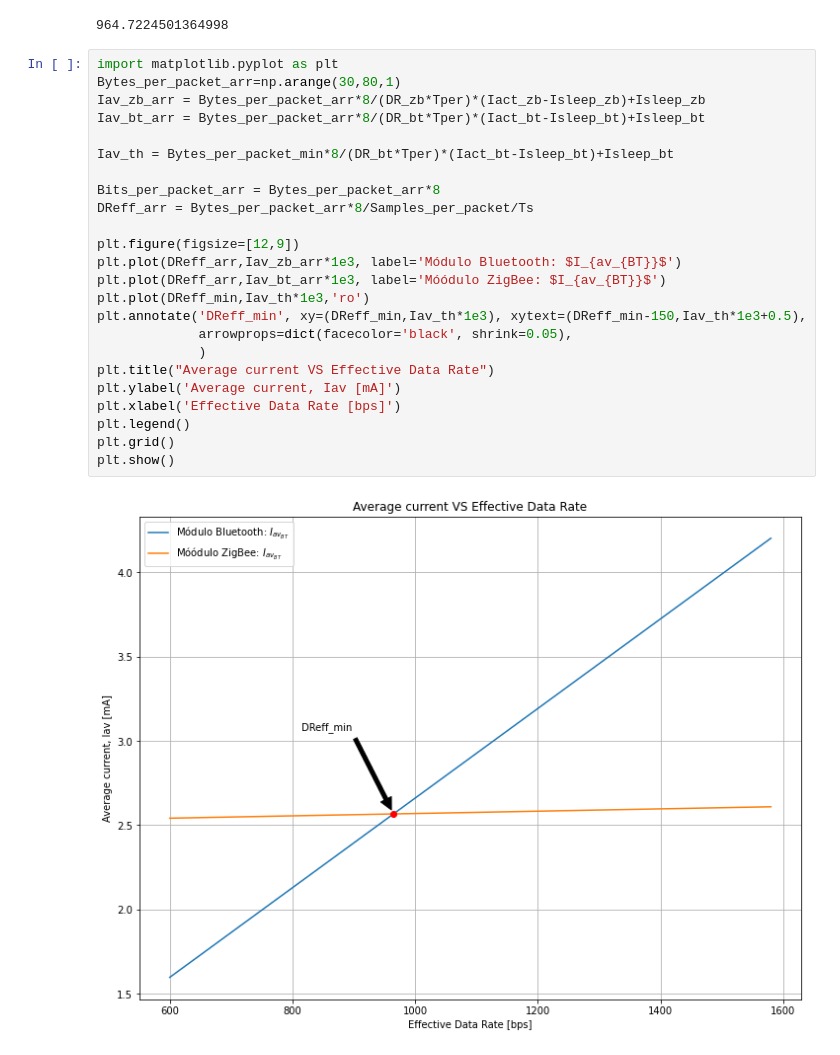
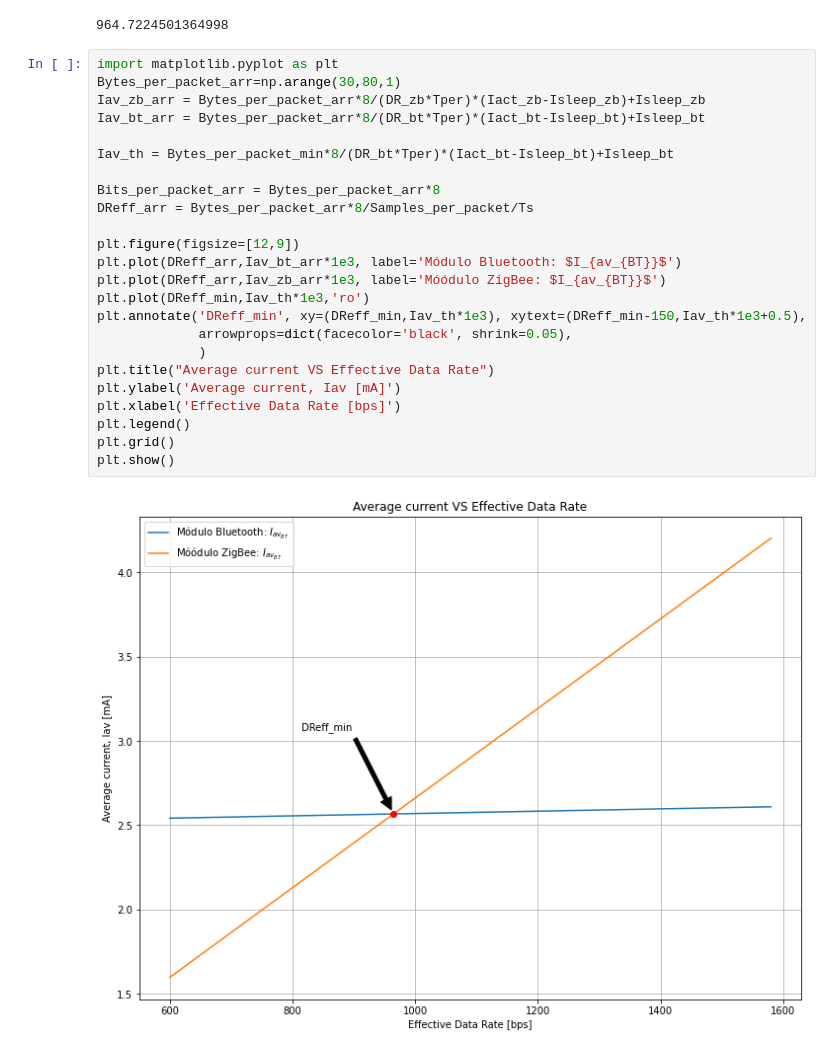
Before and after one commit to feruhf/secd_gett_uvigo_pub, a Jupyter notebook: index.ipynb, the cells around one changed output. Cells and saved outputs as stored; diff of their text form.

```diff
--- a/index.ipynb
+++ b/index.ipynb
@@ -196,26 +196,26 @@ DReffmin
 # %%
 import matplotlib.pyplot as plt
 Bytes_per_packet_arr=np.arange(30,80,1)
 Iav_zb_arr = Bytes_per_packet_arr*8/(DR_zb*Tper)*(Iact_zb-Isleep_zb)+Isleep_zb
 Iav_bt_arr = Bytes_per_packet_arr*8/(DR_bt*Tper)*(Iact_bt-Isleep_bt)+Isleep_bt
 
 Iav_th = Bytes_per_packet_min*8/(DR_bt*Tper)*(Iact_bt-Isleep_bt)+Isleep_bt
 
 Bits_per_packet_arr = Bytes_per_packet_arr*8
 DReff_arr = Bytes_per_packet_arr*8/Samples_per_packet/Ts
 
 plt.figure(figsize=[12,9])
-plt.plot(DReff_arr,Iav_zb_arr*1e3, label='Módulo Bluetooth: $I_{av_{BT}}$')
-plt.plot(DReff_arr,Iav_bt_arr*1e3, label='Móódulo ZigBee: $I_{av_{BT}}$')
+plt.plot(DReff_arr,Iav_bt_arr*1e3, label='Módulo Bluetooth: $I_{av_{BT}}$')
+plt.plot(DReff_arr,Iav_zb_arr*1e3, label='Móódulo ZigBee: $I_{av_{BT}}$')
 plt.plot(DReff_min,Iav_th*1e3,'ro')
 plt.annotate('DReff_min', xy=(DReff_min,Iav_th*1e3), xytext=(DReff_min-150,Iav_th*1e3+0.5),
              arrowprops=dict(facecolor='black', shrink=0.05),
              )
 plt.title("Average current VS Effective Data Rate")
 plt.ylabel('Average current, Iav [mA]')
 plt.xlabel('Effective Data Rate [bps]')
 plt.legend()
 plt.grid()
 plt.show()
 # %% [output]
-[figure, old version]
+[figure, new version]
```
